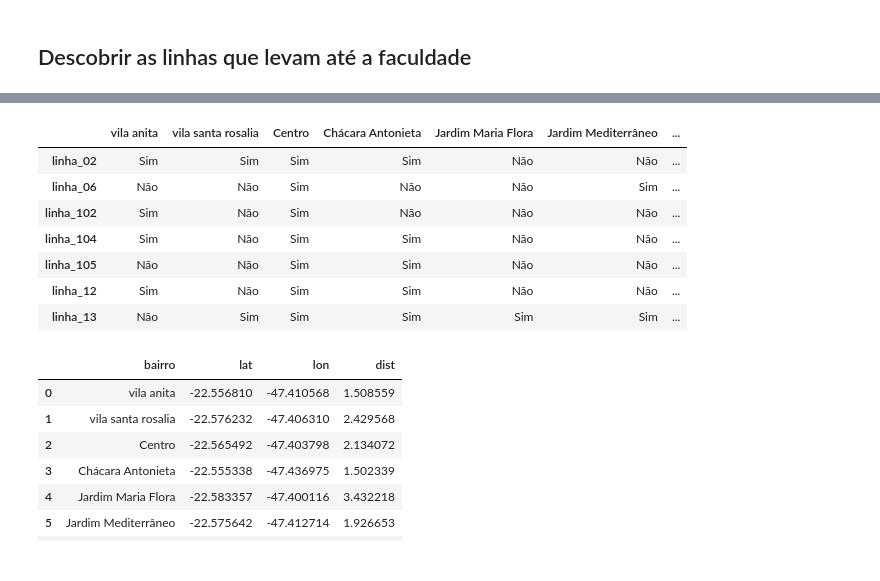
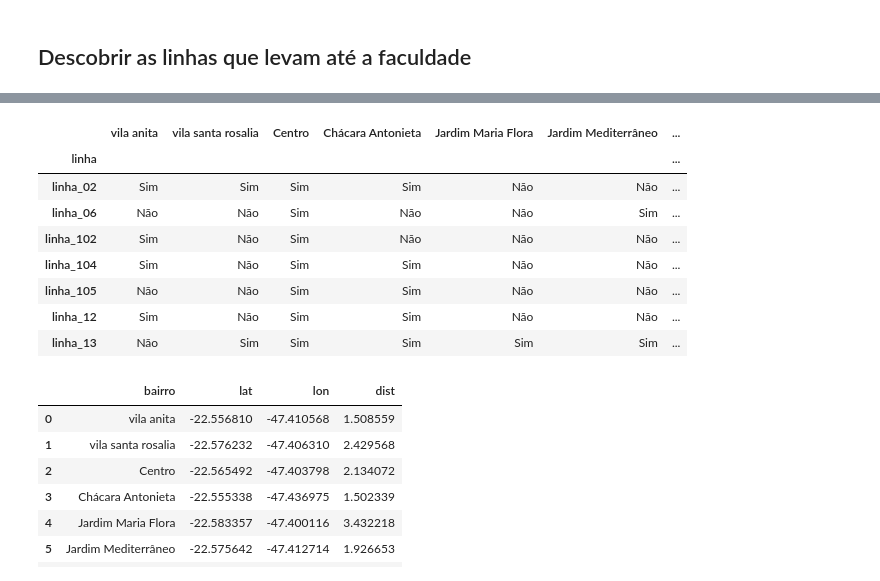
Before and after one commit to vichShir/analise-dados-estadia-limeira, a Jupyter notebook: Notebooks/ADEL_5_bairros_linhas.ipynb, the cells around one changed output, grey strips where cells are left out. Cells and saved outputs as stored; diff of their text form; code cells hidden in the pictures.

```diff
--- a/Notebooks/ADEL_5_bairros_linhas.ipynb
+++ b/Notebooks/ADEL_5_bairros_linhas.ipynb
@@ -288,8 +288,10 @@ df_bairros_linhas
 # %%
 df_bairros_linhas = df_bairros_linhas.dropna(how='all', axis=0).dropna(how='all', axis=1).fillna('Não')
+df_bairros_linhas.index.name = 'linha'
 df_bairros_linhas
 # %% [output]
 |  | vila anita | vila santa rosalia | Centro | Chácara Antonieta | Jardim Maria Flora | Jardim Mediterrâneo | ... |
+| linha |  |  |  |  |  |  | ... |
 | linha_02 | Sim | Sim | Sim | Sim | Não | Não | ... |
 | linha_06 | Não | Não | Sim | Não | Não | Sim | ... |
 | linha_102 | Sim | Não | Sim | Não | Não | Não | ... |
```
Also changed, not shown: parts of 4 cells of this notebook, 40 other files.
